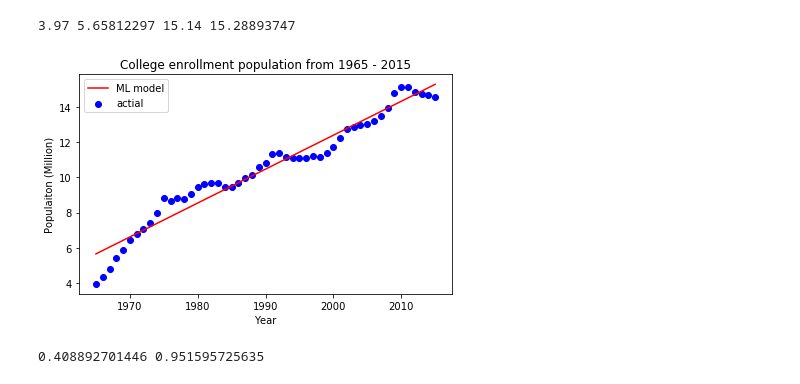
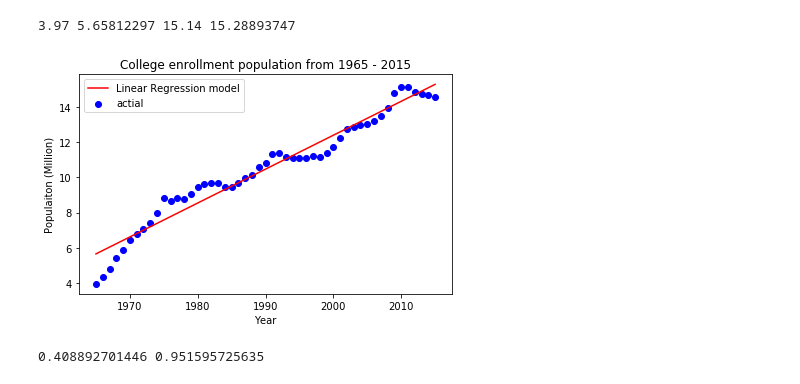
Before and after one commit to EmilySakata/finincing_education, a Jupyter notebook: Linear Regression model.ipynb, the cells around one changed output. Saved outputs shown, nothing was run; the diff lists cells and outputs as text; code cells hidden in the pictures.

```diff
--- a/Linear Regression model.ipynb
+++ b/Linear Regression model.ipynb
@@ -82,16 +67,16 @@ y_min_actual = y.min()
 y_max_actual = y.max()
 # %%
 plt.scatter(X, y, c='blue', label='actial')
-plt.plot([x_min, x_max], [y_min, y_max], c='red', label='ML model')
+plt.plot([x_min, x_max], [y_min, y_max], c='red', label='Linear Regression model')
 plt.title('College enrollment population from 1965 - 2015')
 plt.xlabel('Year')
 plt.ylabel('Populaiton (Million)')
 
 plt.legend()
 plt.tight_layout()
 plt.show()
 # %% [output]
-[figure, old version]
+[figure, new version]
 # %%
 from sklearn.metrics import mean_squared_error, r2_score
 predicted = model.predict(X)
```
Also changed, not shown: parts of 7 cells of this notebook.
